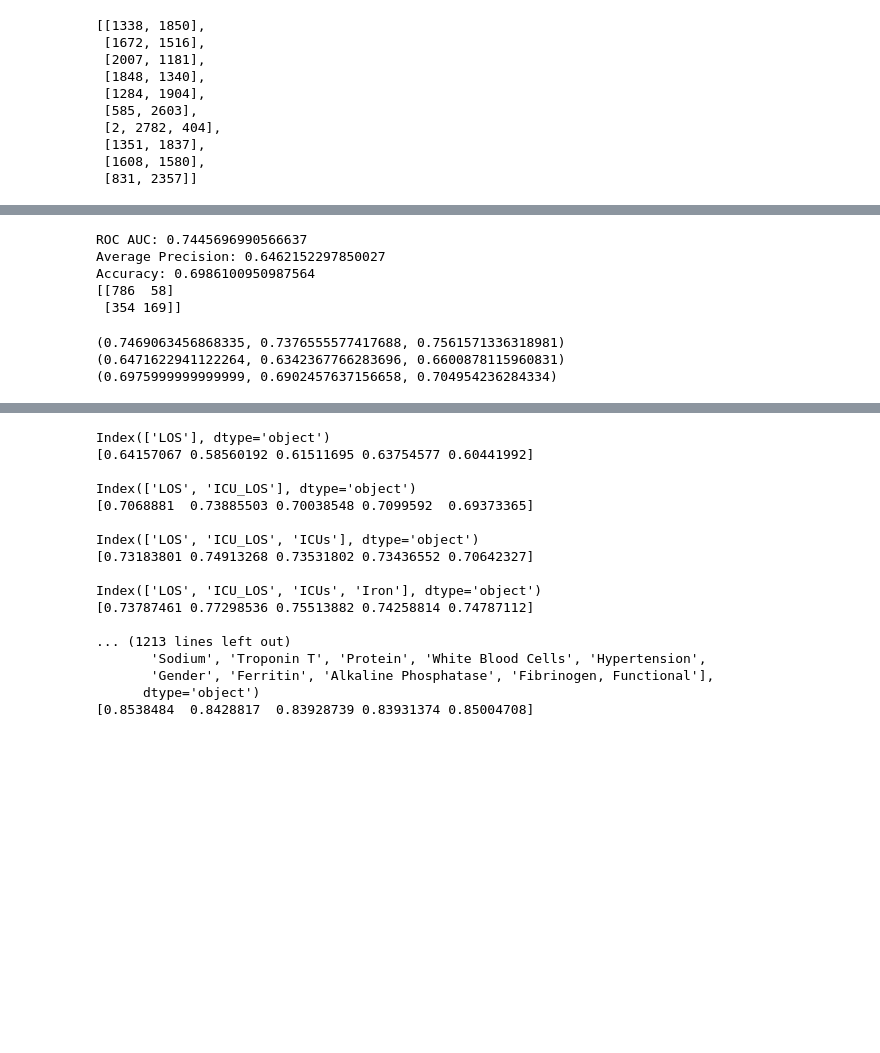
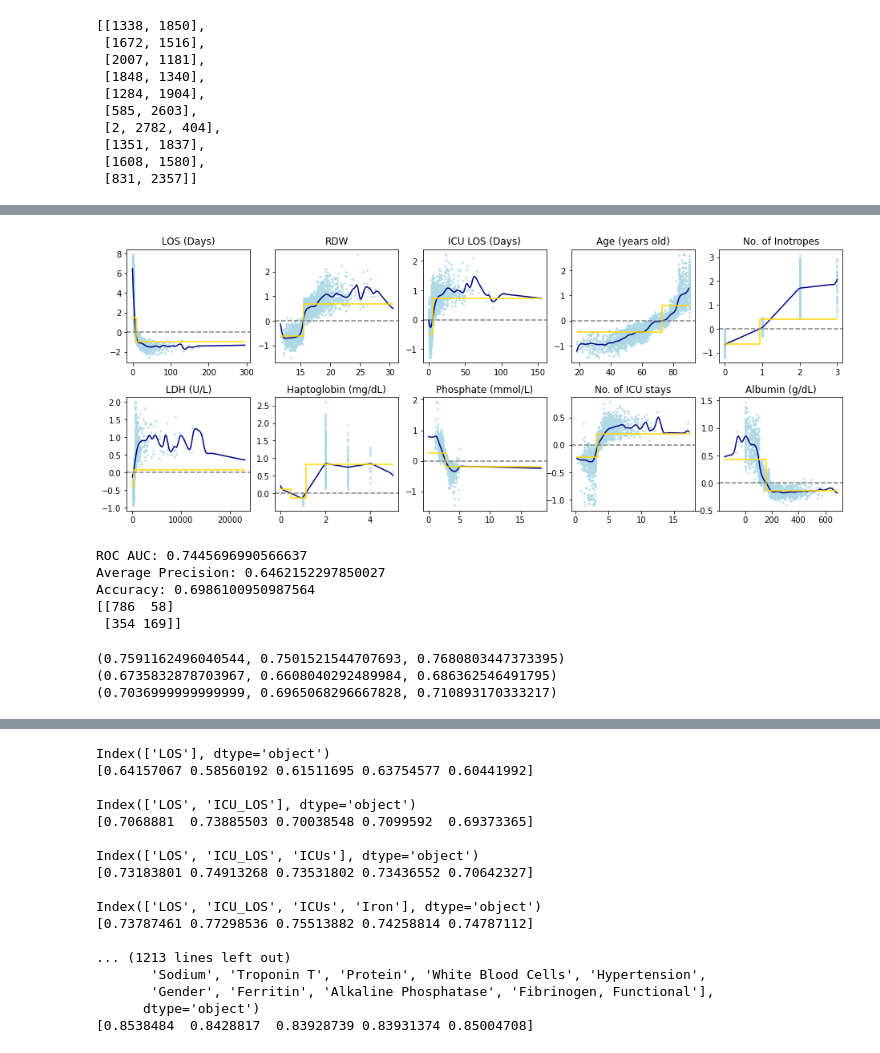
Before and after one commit to llja0112/Uni-ACS, a Jupyter notebook: mimiciii_sepsis/Gradient Boosting Example.ipynb, the cells around one changed output, grey strips where cells are left out. Cells and saved outputs as stored; diff of their text form; code cells hidden in the pictures; blank space fills up the shorter version.

Commit message:
Tested the new methods in medical explainer

```diff
--- a/mimiciii_sepsis/Gradient Boosting Example.ipynb
+++ b/mimiciii_sepsis/Gradient Boosting Example.ipynb
@@ -213,3 +168,10 @@ Odds Ratio: 1.0
+# %%
+titles = ["LOS (Days)", "RDW", "ICU LOS (Days)", "Age (years old)", "No. of Inotropes",
+         "LDH (U/L)", "Haptoglobin (mg/dL)", "Phosphate (mmol/L)", "No. of ICU stays", "Albumin (g/dL)"]
+
+explainer.plot_calculator_features(titles)
+# %% [output]
+[figure, added]
 # %%
 scores,probs,predictions = explainer.predict_calculator(X_test, 1)
 # %%
@@ -253,6 +215,9 @@ from sklearn.utils import resample
 auroc_array = []
 auprc_array = []
 accuracy_array = []
+
+y_train = y_train.reset_index(drop=True)
+y_test = y_test.reset_index(drop=True)
 
 for i in range(50):
     X_test_bs = resample(X_test, n_samples=200, replace=False, stratify=y_test,
@@ -273,8 +238,8 @@ print(mean_confidence_interval(auroc_array))
 print(mean_confidence_interval(auprc_array))
 print(mean_confidence_interval(accuracy_array))
 # %% [output]
-(0.7469063456868335, 0.7376555577417688, 0.7561571336318981)
-(0.6471622941122264, 0.6342367766283696, 0.6600878115960831)
-(0.6975999999999999, 0.6902457637156658, 0.704954236284334)
+(0.7591162496040544, 0.7501521544707693, 0.7680803447373395)
+(0.6735832878703967, 0.6608040292489984, 0.686362546491795)
+(0.7036999999999999, 0.6965068296667828, 0.710893170333217)
 # %%
 shap_values_df = pd.DataFrame(explainer.shap_values, columns=explainer.X_train.columns)
```
Also changed, not shown: parts of 5 cells of this notebook, 1 other file.
